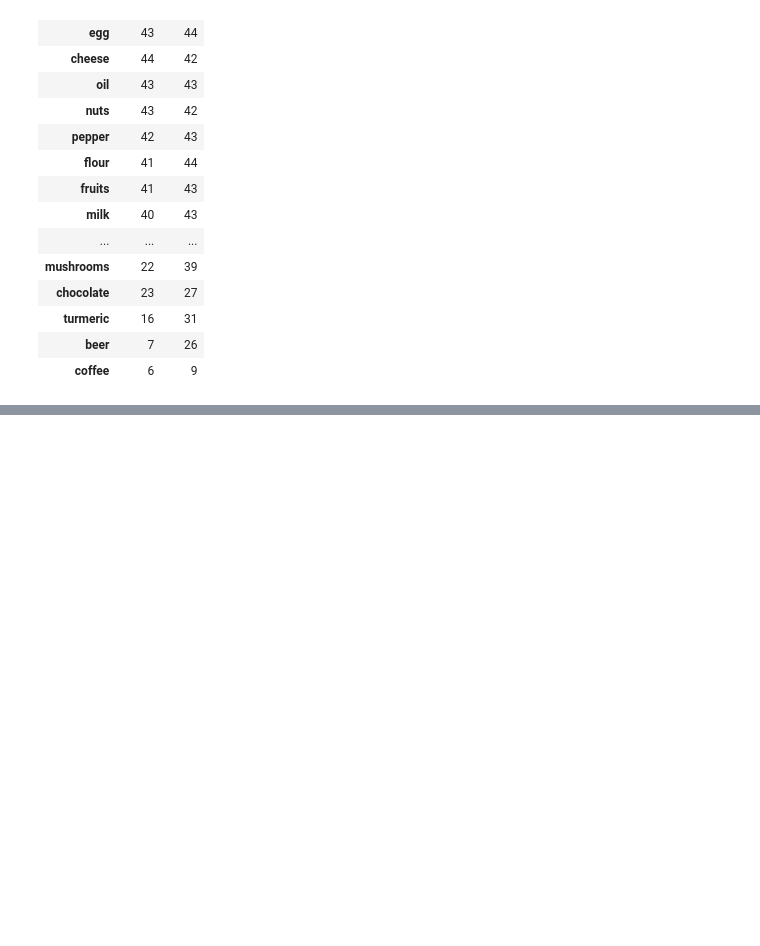
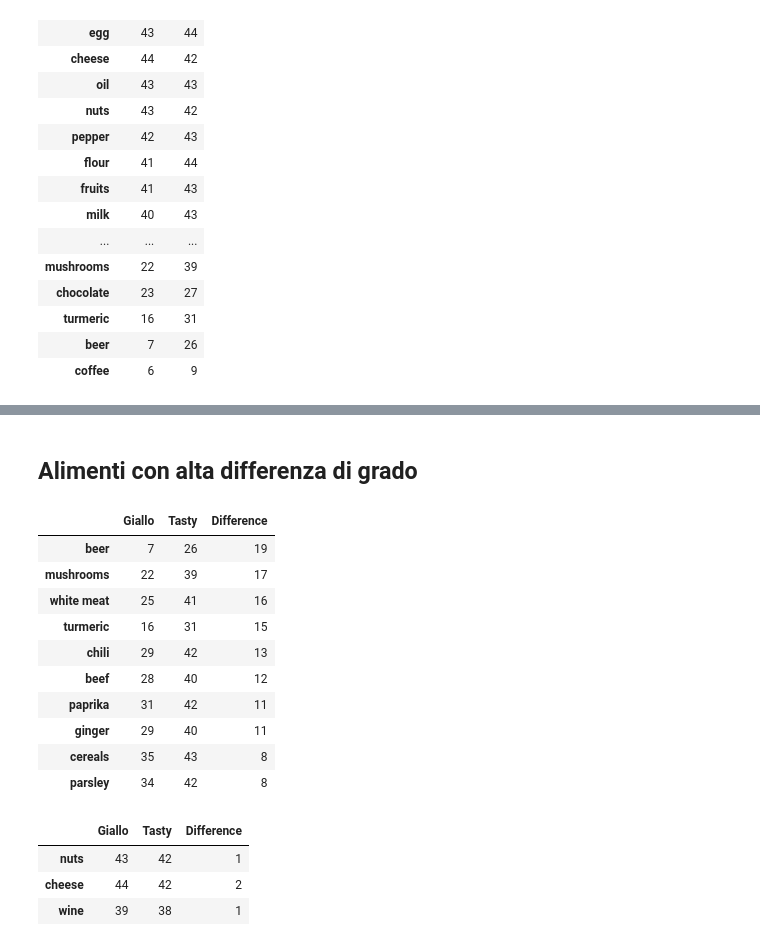
Before and after one commit to emabuell/high_dimensional_statistics_project, a Jupyter notebook: Sociomatrix_FOOD_2.ipynb, the cells around one changed output, grey strips where cells are left out. Drawn from its saved outputs; the diff is of its cells as text; code cells hidden in the pictures; blank space fills up the shorter version.

```diff
--- a/Sociomatrix_FOOD_2.ipynb
+++ b/Sociomatrix_FOOD_2.ipynb
@@ -346,0 +377,26 @@ plt.show()
+# %% [markdown]
+## Alimenti con alta differenza di grado
+# %%
+degree_diff = pd.DataFrame({"Giallo": degree.Giallo,
+                            "Tasty": degree.Tasty,
+                            "Difference": np.abs(degree.Giallo - degree.Tasty)})
+degree_diff.sort_values(by = "Difference" ,ascending = False).iloc[:10,:]
+# %% [output]
+|  | Giallo | Tasty | Difference |
+| beer | 7 | 26 | 19 |
+| mushrooms | 22 | 39 | 17 |
+| white meat | 25 | 41 | 16 |
+| turmeric | 16 | 31 | 15 |
+| chili | 29 | 42 | 13 |
+| beef | 28 | 40 | 12 |
+| paprika | 31 | 42 | 11 |
+| ginger | 29 | 40 | 11 |
+| cereals | 35 | 43 | 8 |
+| parsley | 34 | 42 | 8 |
+# %%
+degree_diff.loc[degree_diff.Giallo > degree_diff.Tasty,:]
+# %% [output]
+|  | Giallo | Tasty | Difference |
+| nuts | 43 | 42 | 1 |
+| cheese | 44 | 42 | 2 |
+| wine | 39 | 38 | 1 |
```
Also changed, not shown: parts of 6 cells of this notebook.
